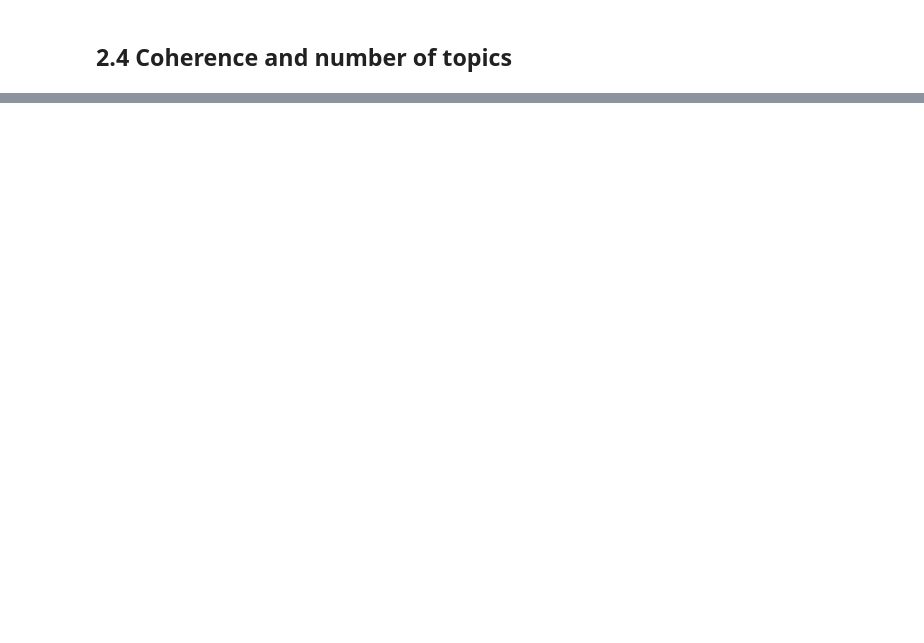
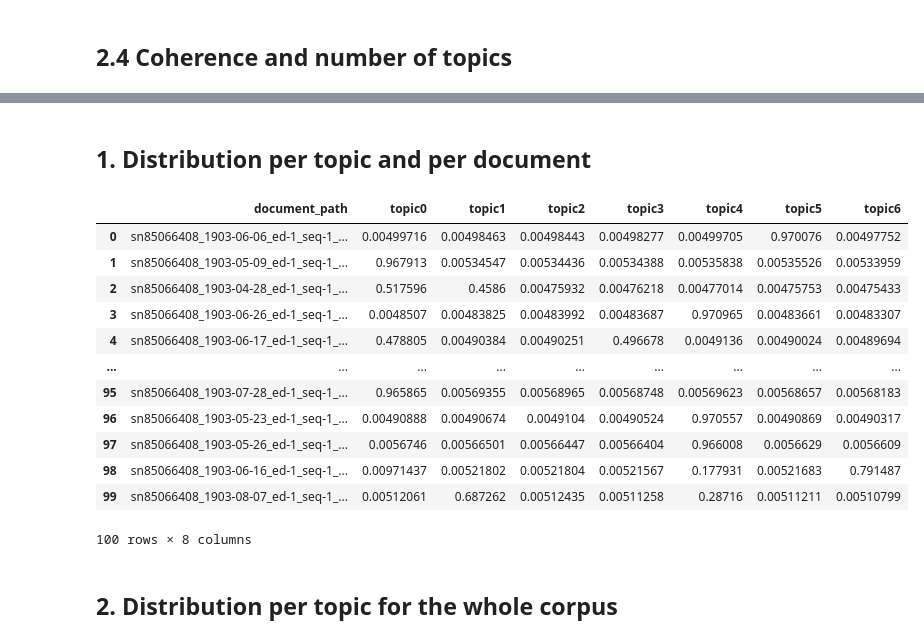
Before and after one commit to DHARPA-Project/TopicModelling-, a Jupyter notebook: topic_modelling_tfidf.ipynb, the cells around one changed output, grey strips where cells are left out. Saved outputs shown, nothing was run; the diff lists cells and outputs as text; code cells hidden in the pictures; blank space fills up the shorter version.

```diff
--- a/topic_modelling_tfidf.ipynb
+++ b/topic_modelling_tfidf.ipynb
@@ -724,0 +349,32 @@ df_dominant_topics
+# %% [markdown]
+## 1. Distribution per topic and per document
+# %%
+%%capture
+ldamodel = models.LdaModel(corpus_tfidf, num_topics=7, id2word = id2word, minimum_probability=0)
+# %%
+distribution = pd.DataFrame(index=[i for i in range(len(corpus_tfidf))],columns=[f'topic{i}' for i in range(numtopics)])
+# %%
+for i in range(len(corpus_tfidf)):
+  row = [list(j)[1] for j in ldamodel[corpus_tfidf[i]]]
+  distribution.loc[i] = row
+# %%
+# add file name
+distribution.insert(0, 'document_path', sources['file_name'])
+# %%
+distribution
+# %% [output]
+|  | document_path | topic0 | topic1 | topic2 | topic3 | topic4 | topic5 | topic6 |
+| 0 | sn85066408_1903-06-06_ed-1_seq-1_... | 0.00499716 | 0.00498463 | 0.00498443 | 0.00498277 | 0.00499705 | 0.970076 | 0.00497752 |
+| 1 | sn85066408_1903-05-09_ed-1_seq-1_... | 0.967913 | 0.00534547 | 0.00534436 | 0.00534388 | 0.00535838 | 0.00535526 | 0.00533959 |
+| 2 | sn85066408_1903-04-28_ed-1_seq-1_... | 0.517596 | 0.4586 | 0.00475932 | 0.00476218 | 0.00477014 | 0.00475753 | 0.00475433 |
+| 3 | sn85066408_1903-06-26_ed-1_seq-1_... | 0.0048507 | 0.00483825 | 0.00483992 | 0.00483687 | 0.970965 | 0.00483661 | 0.00483307 |
+| 4 | sn85066408_1903-06-17_ed-1_seq-1_... | 0.478805 | 0.00490384 | 0.00490251 | 0.496678 | 0.0049136 | 0.00490024 | 0.00489694 |
+| ... | ... | ... | ... | ... | ... | ... | ... | ... |
+| 95 | sn85066408_1903-07-28_ed-1_seq-1_... | 0.965865 | 0.00569355 | 0.00568965 | 0.00568748 | 0.00569623 | 0.00568657 | 0.00568183 |
+| 96 | sn85066408_1903-05-23_ed-1_seq-1_... | 0.00490888 | 0.00490674 | 0.0049104 | 0.00490524 | 0.970557 | 0.00490869 | 0.00490317 |
+| 97 | sn85066408_1903-05-26_ed-1_seq-1_... | 0.0056746 | 0.00566501 | 0.00566447 | 0.00566404 | 0.966008 | 0.0056629 | 0.0056609 |
+| 98 | sn85066408_1903-06-16_ed-1_seq-1_... | 0.00971437 | 0.00521802 | 0.00521804 | 0.00521567 | 0.177931 | 0.00521683 | 0.791487 |
+| 99 | sn85066408_1903-08-07_ed-1_seq-1_... | 0.00512061 | 0.687262 | 0.00512435 | 0.00511258 | 0.28716 | 0.00511211 | 0.00510799 |
+100 rows × 8 columns
+# %% [markdown]
+## 2. Distribution per topic for the whole corpus
```
Also changed, not shown: parts of 58 cells of this notebook.
